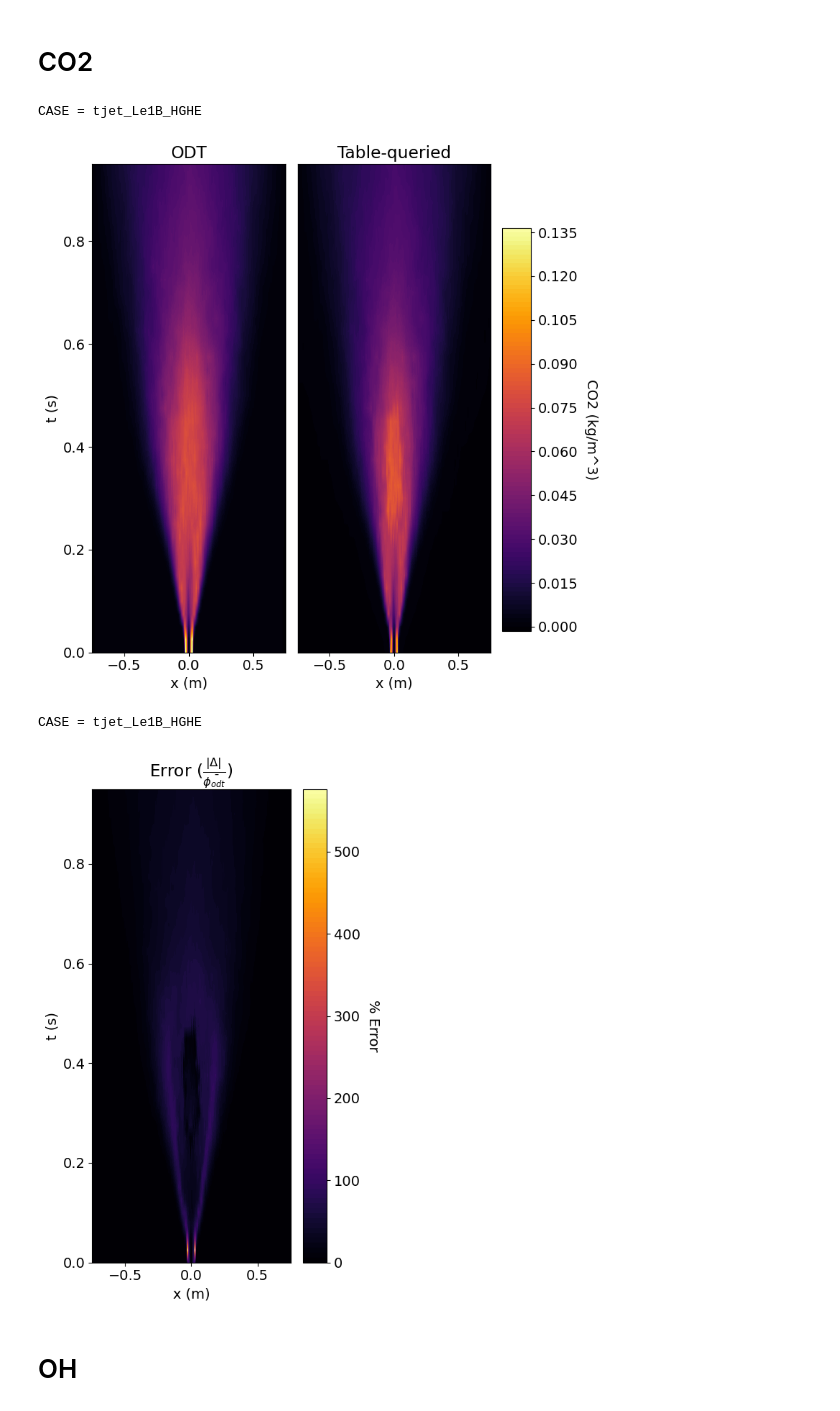
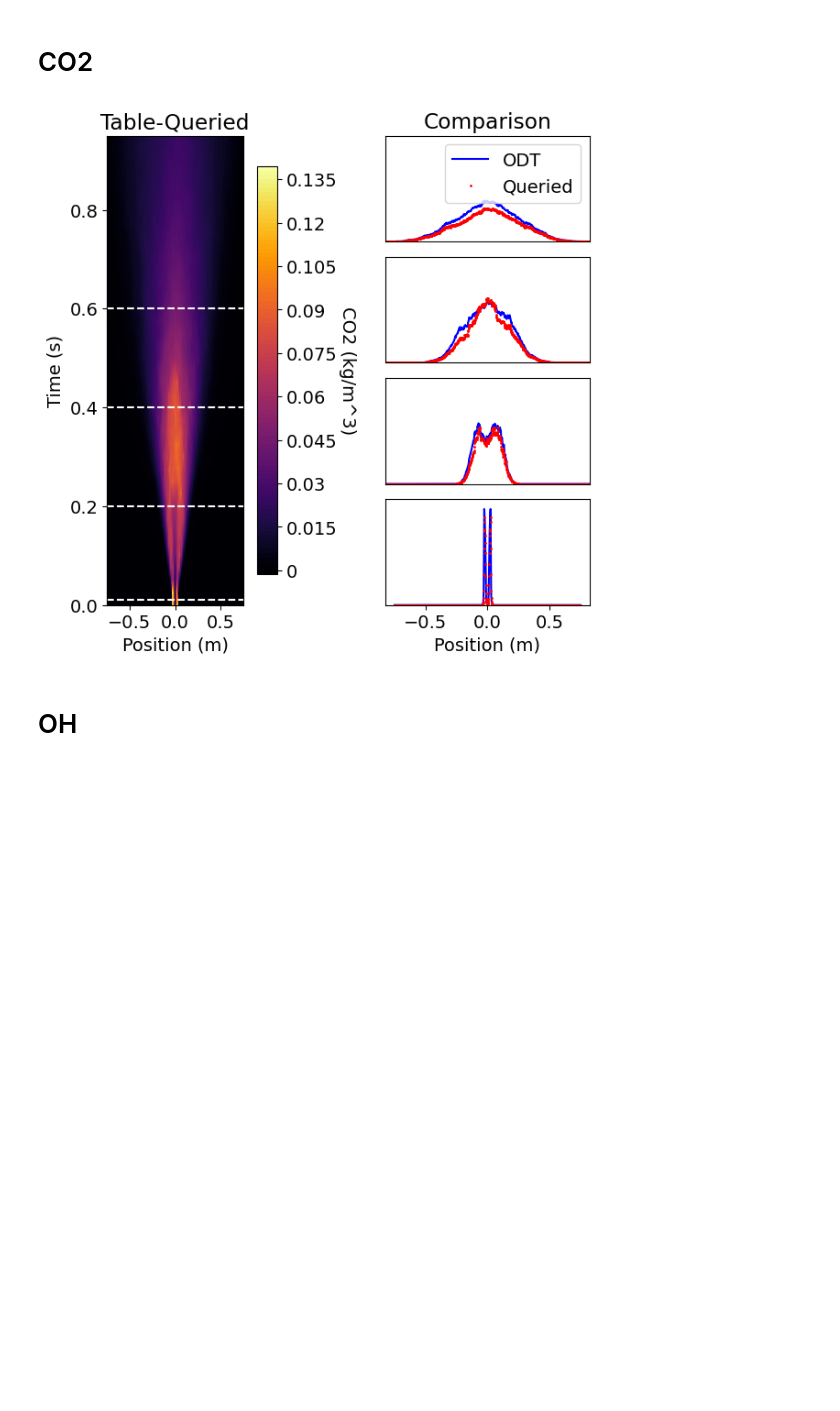
Before and after one commit to jwp91/TableMaker, a Jupyter notebook: figures/ODT_aPriori/Publication/tjet_Le1B_LGHE/plotting.ipynb, the cells around one changed output. Saved outputs shown, nothing was run; the diff lists cells and outputs as text; code cells hidden in the pictures; blank space fills up the shorter version.

```diff
--- a/figures/ODT_aPriori/Publication/tjet_Le1B_LGHE/plotting.ipynb
+++ b/figures/ODT_aPriori/Publication/tjet_Le1B_LGHE/plotting.ipynb
@@ -99,11 +141,9 @@ CASE = tjet_Le1B_HGHE
 # %% [markdown]
 # CO2
-# %%
-figure(ODT_CO2vals, CO2queried, "CO2", "kg/m^3")
-# %% [output]
-CASE = tjet_Le1B_HGHE
-[figure, removed]
-CASE = tjet_Le1B_HGHE
-[figure, removed]
+# %%
+#sidebyside(ODT_CO2vals, CO2queried, ODT_xs, ODT_ts, phi = "CO2", units = "kg/m^3", maxError = 1000)
+slices(ODT_CO2vals, CO2queried, ODT_xs, ODT_ts, lines = [0.01, 0.2, 0.4, 0.6], phi = "CO2", units = "kg/m^3", save = True)
+# %% [output]
+[figure, added]
 # %% [markdown]
 # OH
```
Also changed, not shown: parts of 12 cells of this notebook, 2 other files.
